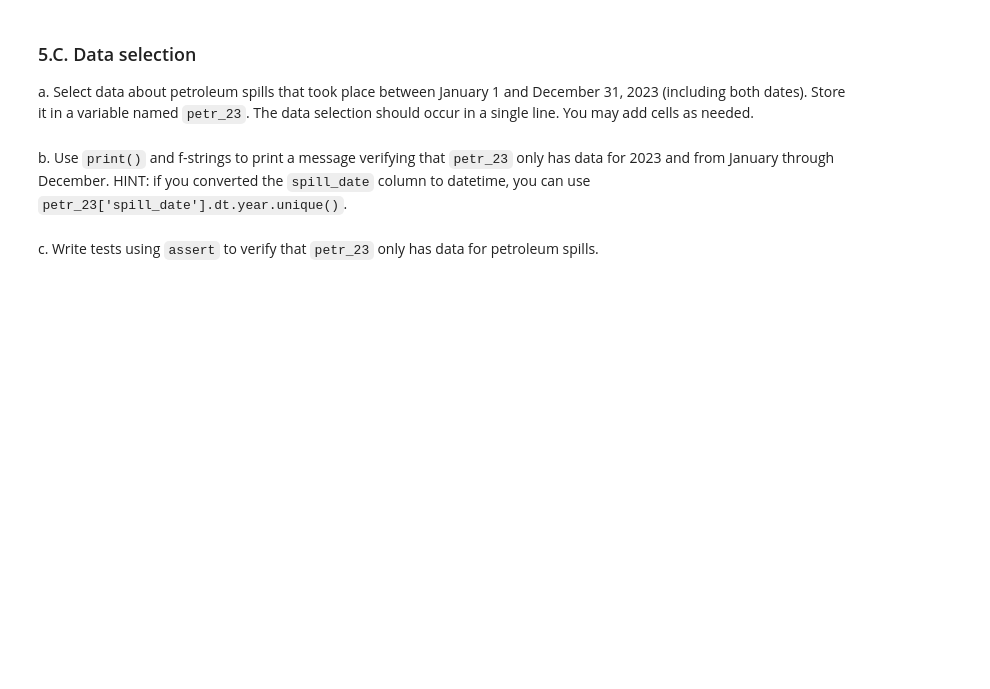
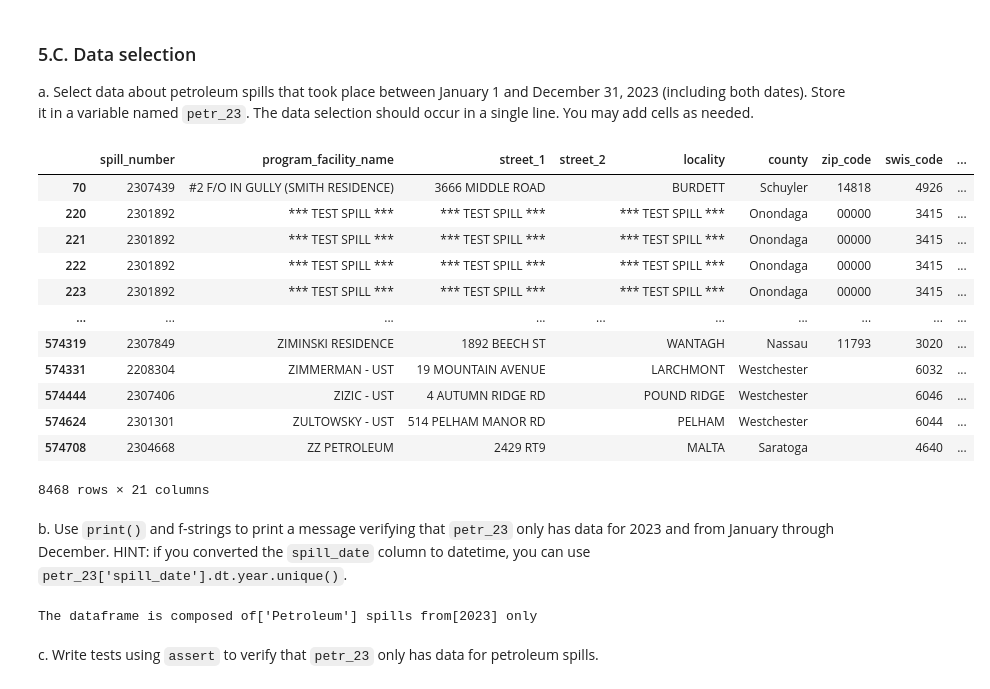
Before and after one commit to eowen19/eds220-hwk3, a Jupyter notebook: hwk3-task2-spills.ipynb, the cells around one changed output. Drawn from its saved outputs; the diff is of its cells as text; code cells hidden in the pictures; blank space fills up the shorter version.

```diff
--- a/hwk3-task2-spills.ipynb
+++ b/hwk3-task2-spills.ipynb
@@ -236,6 +233,9 @@ units                      object
 recovered                  object
 geometry                 geometry
 dtype: object
+# %%
+spills['received_date'] = pd.to_datetime(spills['received_date'])
+spills['spill_date'] = pd.to_datetime(spills['spill_date'])
 # %% [markdown]
 <!-- END QUESTION -->
 
@@ -244,6 +244,23 @@ dtype: object
 ### 5.C. Data selection
 
 a. Select data about petroleum spills that took place between January 1 and December 31, 2023 (including both dates). Store it in a variable named `petr_23`. The data selection should occur in a single line. You may add cells as needed.
+# %%
+petr_23 = spills[(spills['material_family'] == 'Petroleum') & (spills['spill_date'] >= '01/01/2023') & (spills['spill_date'] <= '12/31/2023')]
+petr_23
+# %% [output]
+|  | spill_number | program_facility_name | street_1 | street_2 | locality | county | zip_code | swis_code | ... |
+| 70 | 2307439 | #2 F/O IN GULLY (SMITH RESIDENCE) | 3666 MIDDLE ROAD |  | BURDETT | Schuyler | 14818 | 4926 | ... |
+| 220 | 2301892 | *** TEST SPILL *** | *** TEST SPILL *** |  | *** TEST SPILL *** | Onondaga | 00000 | 3415 | ... |
+| 221 | 2301892 | *** TEST SPILL *** | *** TEST SPILL *** |  | *** TEST SPILL *** | Onondaga | 00000 | 3415 | ... |
+| 222 | 2301892 | *** TEST SPILL *** | *** TEST SPILL *** |  | *** TEST SPILL *** | Onondaga | 00000 | 3415 | ... |
+| 223 | 2301892 | *** TEST SPILL *** | *** TEST SPILL *** |  | *** TEST SPILL *** | Onondaga | 00000 | 3415 | ... |
+| ... | ... | ... | ... | ... | ... | ... | ... | ... | ... |
+| 574319 | 2307849 | ZIMINSKI RESIDENCE | 1892 BEECH ST |  | WANTAGH | Nassau | 11793 | 3020 | ... |
+| 574331 | 2208304 | ZIMMERMAN - UST | 19 MOUNTAIN AVENUE |  | LARCHMONT | Westchester |  | 6032 | ... |
+| 574444 | 2307406 | ZIZIC - UST | 4 AUTUMN RIDGE RD |  | POUND RIDGE | Westchester |  | 6046 | ... |
+| 574624 | 2301301 | ZULTOWSKY - UST | 514 PELHAM MANOR RD |  | PELHAM | Westchester |  | 6044 | ... |
+| 574708 | 2304668 | ZZ PETROLEUM | 2429 RT9 |  | MALTA | Saratoga |  | 4640 | ... |
+8468 rows × 21 columns
 # %% [markdown]
 <!-- END QUESTION -->
 
@@ -251,6 +268,10 @@ a. Select data about petroleum spills that took place between January 1 and Dece
 
 b. Use `print()` and f-strings to print a message verifying that `petr_23` only has data for 2023 and from January through December.
 HINT: if you converted the `spill_date` column to datetime, you can use `petr_23['spill_date'].dt.year.unique()`.
+# %%
+print(f"The dataframe is composed of{petr_23['material_family'].unique()} spills from{petr_23['spill_date'].dt.year.unique()} only")
+# %% [output]
+The dataframe is composed of['Petroleum'] spills from[2023] only
 # %% [markdown]
 <!-- END QUESTION -->
 
```
Also changed, not shown: parts of 22 cells of this notebook.
